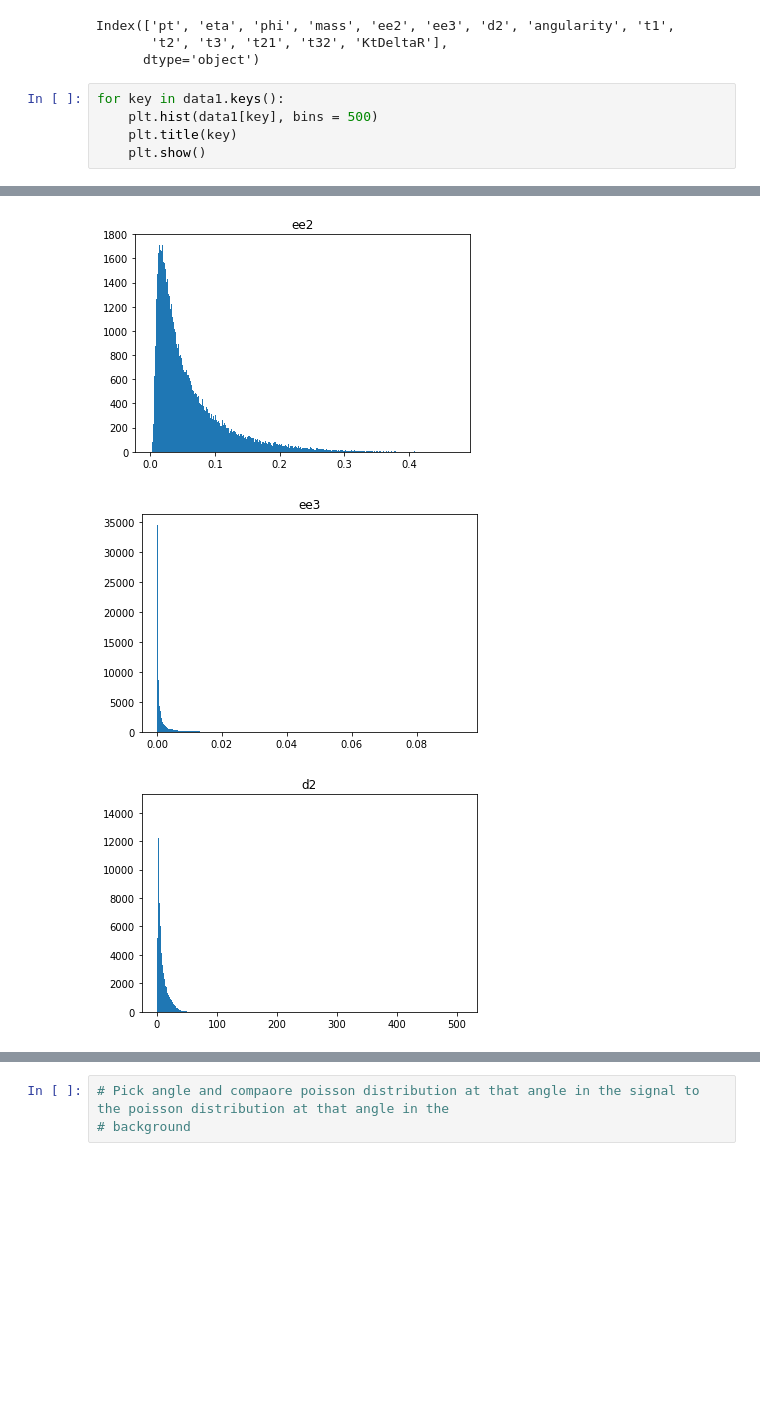
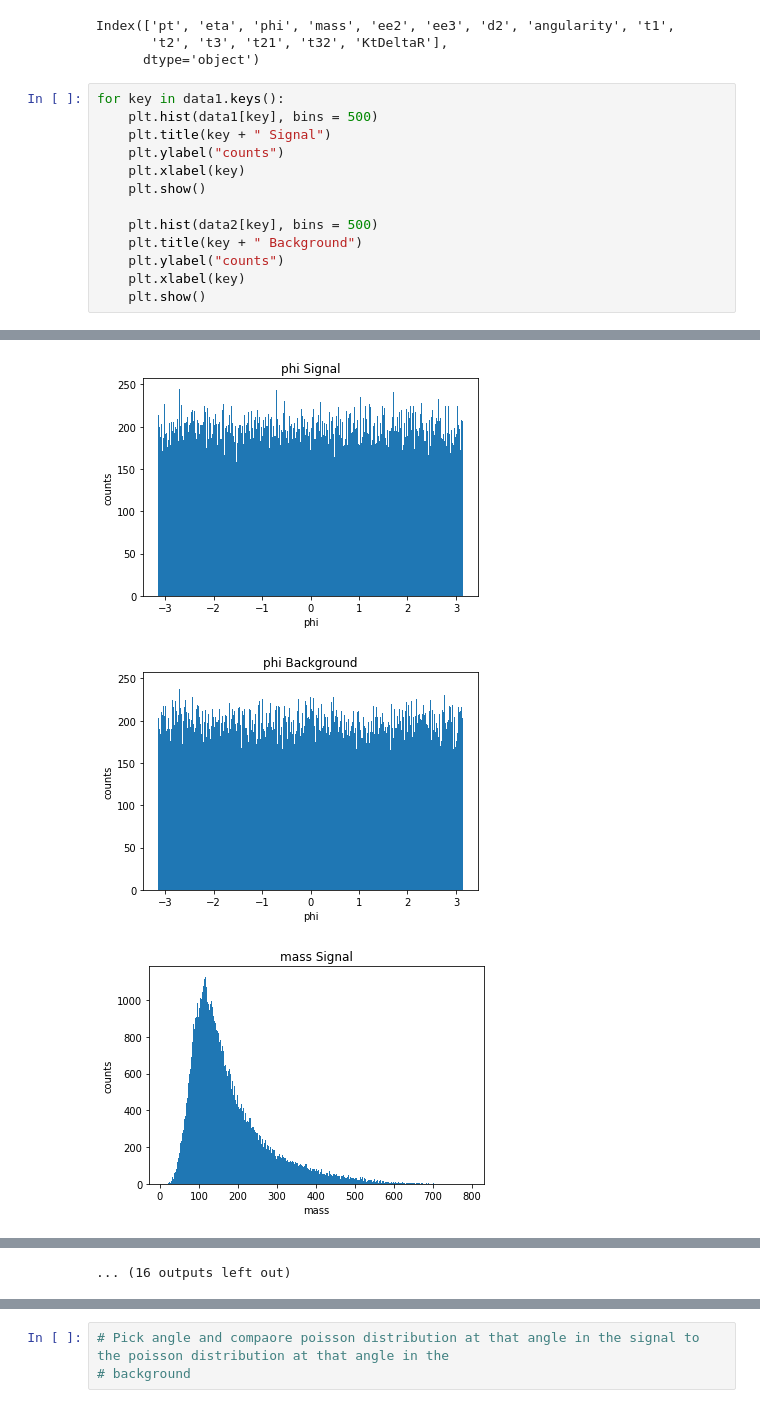
Before and after one commit to s-agiedd/PHYS_434, a Jupyter notebook: Labs/Alyssa_Giedd_Lab5.ipynb, the cells around one changed output, grey strips where cells are left out. Drawn from its saved outputs; the diff is of its cells as text; blank space fills up the shorter version.

```diff
--- a/Labs/Alyssa_Giedd_Lab5.ipynb
+++ b/Labs/Alyssa_Giedd_Lab5.ipynb
@@ -25,6 +25,14 @@ Index(['pt', 'eta', 'phi', 'mass', 'ee2', 'ee3', 'd2', 'angularity', 't1',
 # %%
 for key in data1.keys():
     plt.hist(data1[key], bins = 500)
-    plt.title(key)
+    plt.title(key + " Signal")
+    plt.ylabel("counts")
+    plt.xlabel(key)
     plt.show()
+
+    plt.hist(data2[key], bins = 500)
+    plt.title(key + " Background")
+    plt.ylabel("counts")
+    plt.xlabel(key)
+    plt.show()
 # %% [output]
@@ -35,3 +43,3 @@ for key in data1.keys():
-[figure, old version]
+[figure, new version]
-[figure, old version]
+[figure, new version]
-[figure, old version]
+[figure, new version]
@@ -44,0 +51 @@ for key in data1.keys():
+... (16 outputs left out)
```
Also changed, not shown: parts of 9 cells of this notebook.
